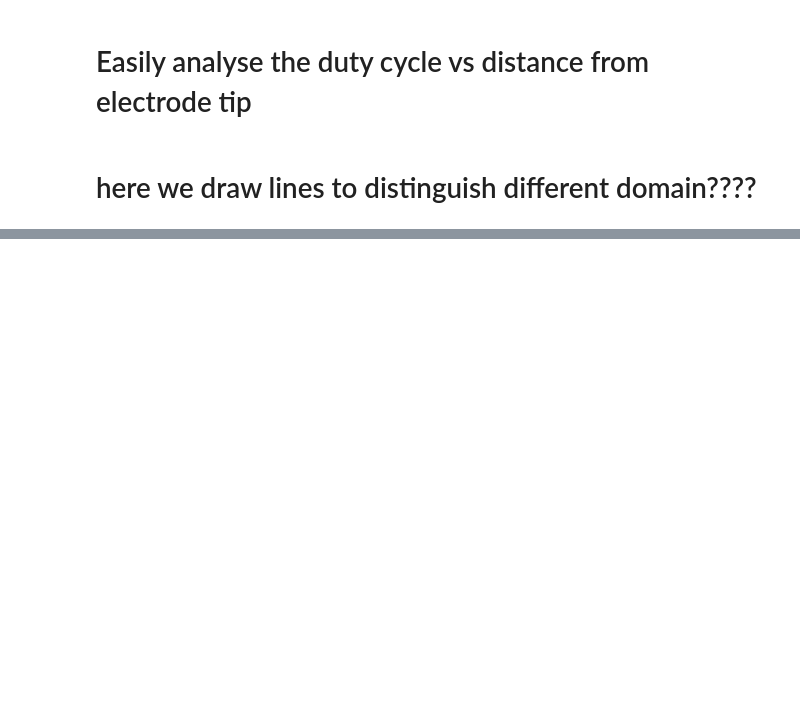
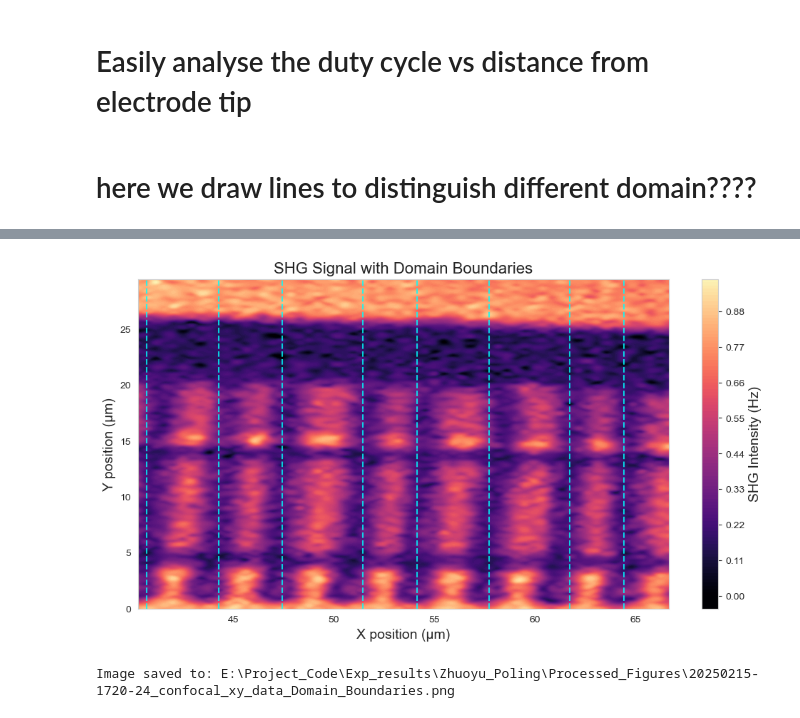
Before and after one commit to yuzy2017/Comb_Project_code, a Jupyter notebook: Exp_results/Zhuoyu_Poling/Code/Code/Lighter_dutyCycle.ipynb, the cells around one changed output, grey strips where cells are left out. Cells and saved outputs as stored; diff of their text form; code cells hidden in the pictures; blank space fills up the shorter version.

```diff
--- a/Exp_results/Zhuoyu_Poling/Code/Code/Lighter_dutyCycle.ipynb
+++ b/Exp_results/Zhuoyu_Poling/Code/Code/Lighter_dutyCycle.ipynb
@@ -422,0 +505,53 @@ Image saved to: E:\Project_Code\Exp_results\Zhuoyu_Poling\Processed_Figures\2025
+# %%
+import scipy.interpolate as interp
+from matplotlib.colors import Normalize
+from scipy.ndimage import gaussian_filter
+# Load Data (Assume df is already loaded)
+x = df['#x position (m)']
+y = df['y position (m)']
+z = df['shg_intensity']
+
+# Convert x, y to microns for better visualization
+x = x   # Convert to µm
+y = y  # Convert to µm
+
+# Create a grid for interpolation
+num_grid = 600  # Define grid resolution
+x_grid = np.linspace(x.min(), x.max(), num_grid)
+y_grid = np.linspace(y.min(), y.max(), num_grid)
+X_grid, Y_grid = np.meshgrid(x_grid, y_grid)
+
+# Interpolate to get a smooth intensity map
+Z_grid = interp.griddata((x, y), z, (X_grid, Y_grid), method='cubic')
+
+# Apply Gaussian filter for extra smoothness
+Z_grid = gaussian_filter(Z_grid, sigma=1.5)
+
+# Plot
+fig, ax = plt.subplots(figsize=(12, 6))
+cmap = 'magma'  # Choose a nice colormap
+
+# Use contourf for a smooth filled map
+contour = ax.contourf(X_grid, Y_grid, Z_grid, levels=100, cmap=cmap, norm=Normalize(vmin=np.nanmin(z), vmax=np.nanmax(z)))
+
+# Add domain boundaries using `axvline`
+for x_peak in x_e[dark_peaks]:
+    ax.axvline(x_peak, linestyle='--', color='cyan', linewidth=1.5, alpha=0.8)
+
+# Labels & Colorbar
+ax.set_xlabel("X position (μm)", fontsize=14)
+ax.set_ylabel("Y position (μm)", fontsize=14)
+ax.set_title("SHG Signal with Domain Boundaries", fontsize=16)
+cbar = fig.colorbar(contour)
+cbar.set_label("SHG Intensity (Hz)", fontsize=14)
+
+# Save high-quality figure
+save_path = save_dir / f"{file_prefix}_Domain_Boundaries.png"
+fig.savefig(save_path, dpi=600, transparent=True, bbox_inches='tight')
+
+# Show plot
+plt.show()
+print(f"Image saved to: {save_path.resolve()}")
+# %% [output]
+[figure, added]
+Image saved to: E:\Project_Code\Exp_results\Zhuoyu_Poling\Processed_Figures\20250215-1720-24_confocal_xy_data_Domain_Boundaries.png
```
Also changed, not shown: parts of 9 cells of this notebook, 10 other files.
